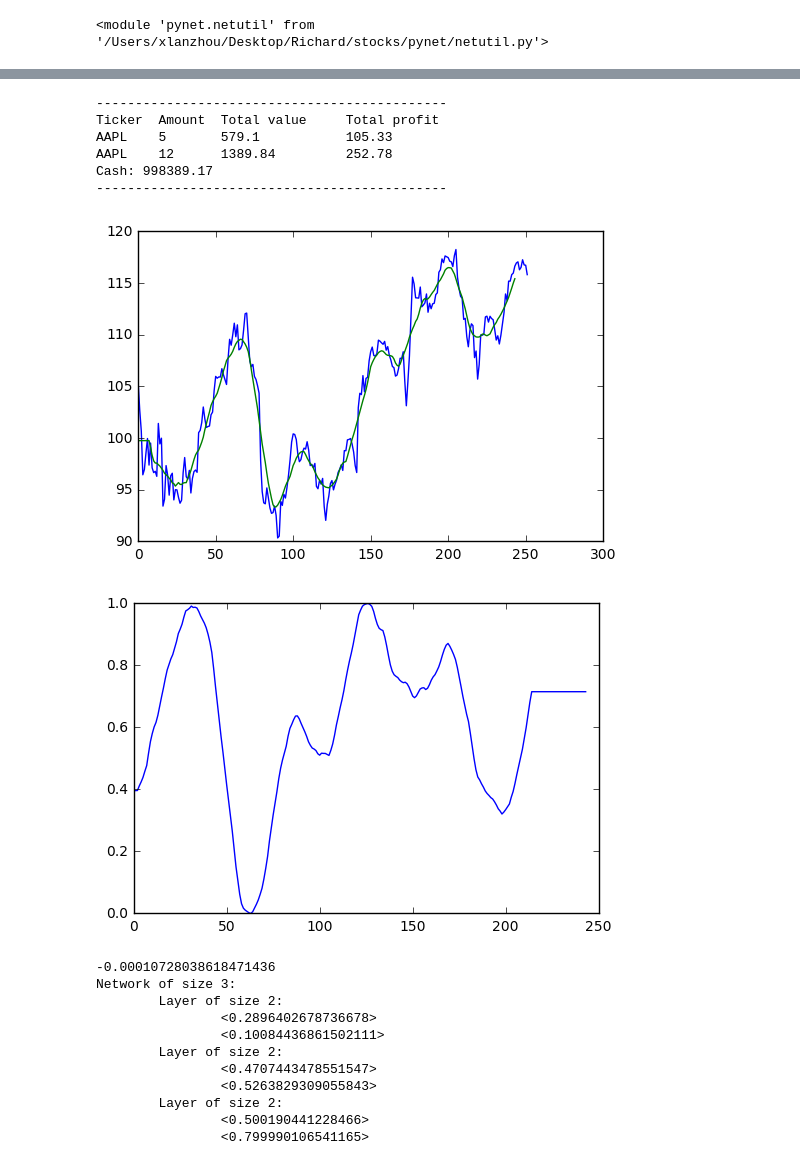
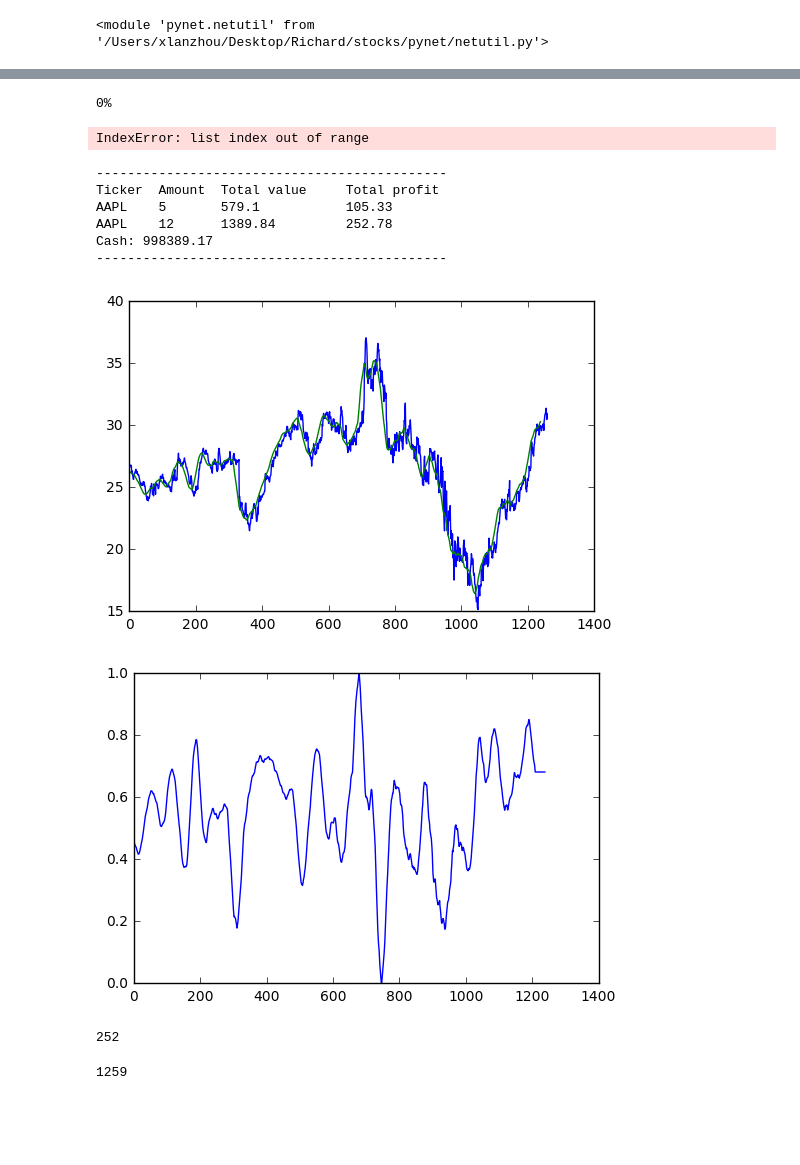
Before and after one commit to zacklukem/stocks, a Jupyter notebook: main.ipynb, the cells around one changed output, grey strips where cells are left out. Drawn from its saved outputs; the diff is of its cells as text; code cells hidden in the pictures; blank space fills up the shorter version.

```diff
--- a/main.ipynb
+++ b/main.ipynb
@@ -16,3 +49,21 @@ importlib.reload(netutil)
+# %%
+ntw = network.Network(2, [2], 2)
+
+ntw.train(
+    [[uniform(-1, 1), uniform(-1, 1)] for _ in range(10000)],
+    [[0.5, 0.8] for _ in range(10000)],
+    0.1
+)
+
+print(ntw.test(
+    [[uniform(-1, 1), uniform(-1, 1)] for _ in range(100)],
+    [[0.5, 0.8] for _ in range(100)],
+))
+
+print(ntw)
+# %% [output]
+0%
+IndexError: list index out of range
 # %%
 p = portfolio.Portfolio(1000000)
 p.buy('AAPL', 5, date(2016, 5, 4))
@@ -26,42 +77,24 @@ AAPL    12      1389.84         252.78
 Cash: 998389.17
 ---------------------------------------------
 # %%
-stockData = [item[4] for item in util.getStockPrice('AAPL', date(2016, 1, 4), date(2017, 1, 1))]
-sma = util.calculateSMA(stockData, 8)
+stockData = [item[4] for item in util.getStockPrice('MSFT', date(2005, 1, 4), date(2010, 1, 4))]
+sma = util.calculateSMA(stockData, 20)
 plt.plot(stockData)
 plt.plot(sma)
 plt.show()
 
-a = util.createTrainingData('AAPL', date(2016, 1, 4), date(2017, 1, 1), 30, 8)
+a = util.createTrainingData('MSFT', date(2005, 1, 4), date(2010, 1, 4), 30, 20)
 plt.plot(a)
 plt.show()
 # %% [output]
-[figure, old version]
+[figure, new version]
-[figure, old version]
+[figure, new version]
-# %%
-ntw = network.Network(2, [2], 2)
-
-ntw.train(
-    [[uniform(-1, 1), uniform(-1, 1)] for _ in range(10000)],
-    [0.5, 0.8],
-    0.1
-)
-
-print(ntw.test(
-    [[uniform(-1, 1), uniform(-1, 1)] for _ in range(100)],
-    [0.5, 0.8]
-))
-
-print(ntw)
-# %% [output]
--0.00010728038618471436
-Network of size 3:
-        Layer of size 2:
-                <0.2896402678736678>
-                <0.10084436861502111>
-        Layer of size 2:
-                <0.4707443478551547>
-                <0.5263829309055843>
-        Layer of size 2:
-                <0.500190441228466>
-                <0.799990106541165>
+# %%
+stockClose = util.getStockClose('AAPL', date(2016, 1, 4), date(2017, 1, 1))
+stockOut = util.createTrainingData('AAPL', date(2016, 1, 4), date(2017, 1, 1), 30, 8)
+# %% [output]
+252
+# %%
+util.downloadStockData('MSFT', date(2005, 1, 4), date(2010, 1, 4))
+# %% [output]
+1259
```
Also changed, not shown: parts of 1 cell of this notebook.
